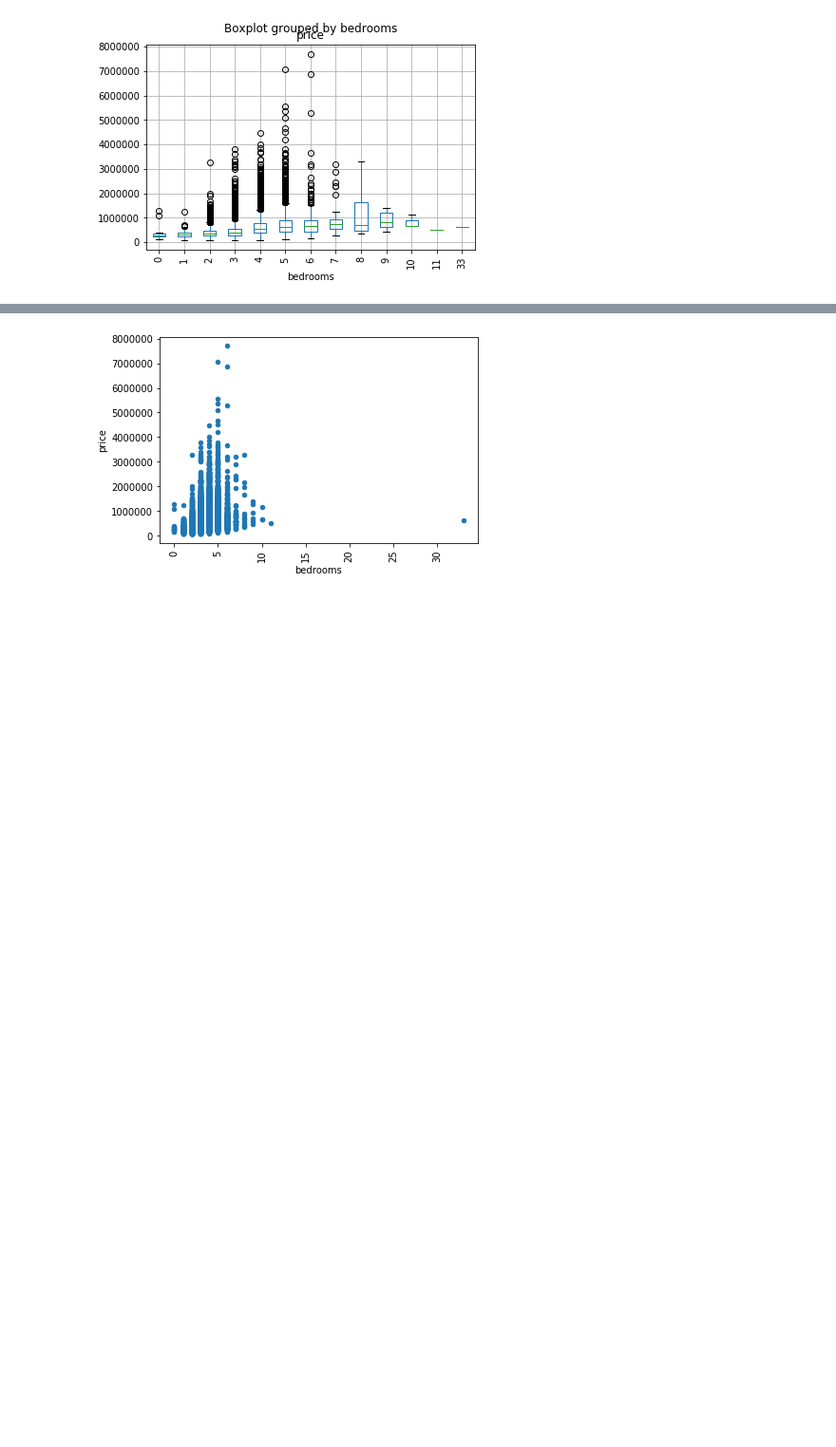
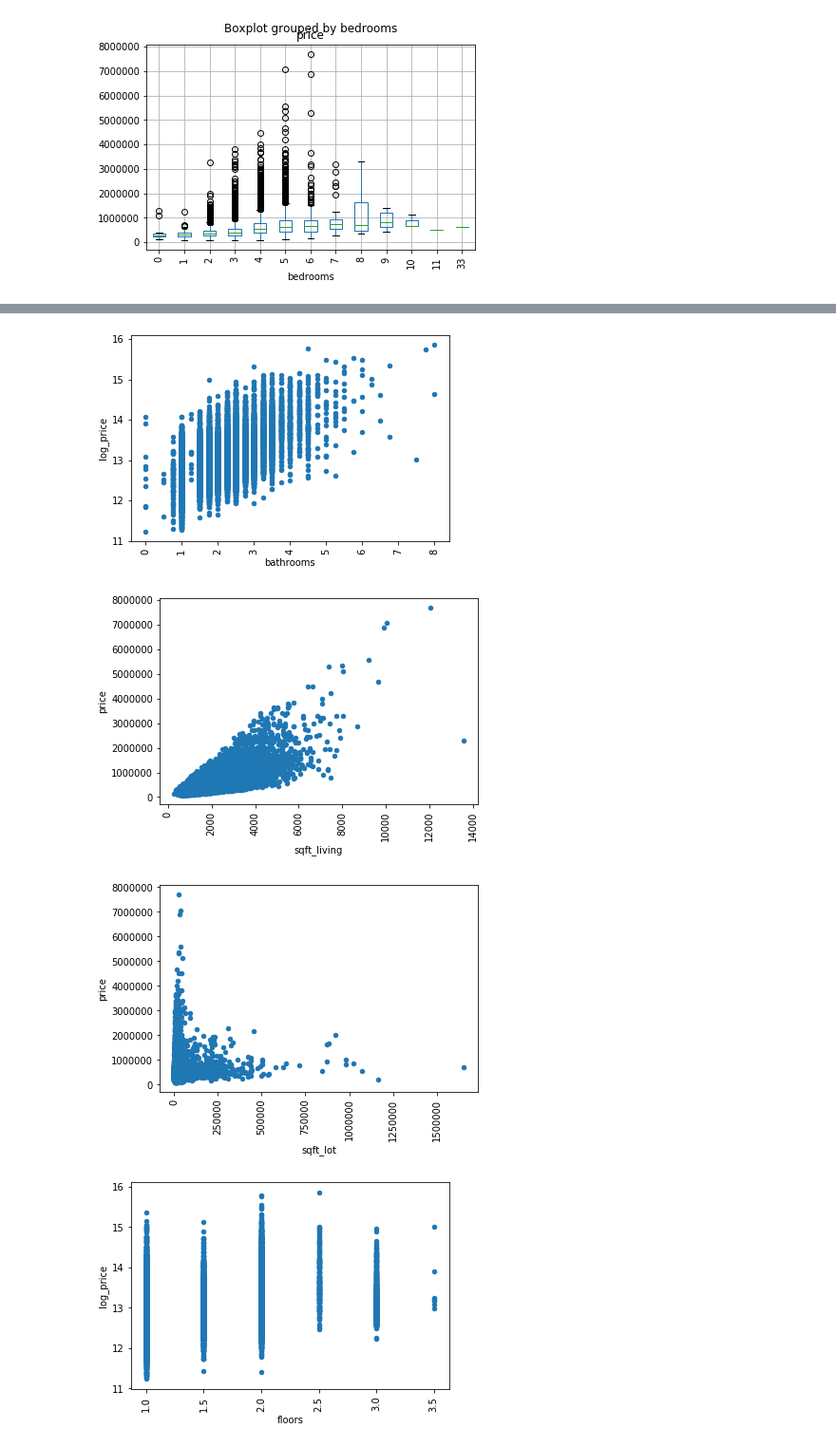
Before and after one commit to ajwal14/Springboard-DSBC, a Jupyter notebook: housing_data.ipynb, the cells around one changed output, grey strips where cells are left out. Shown at 95% size. Cells and saved outputs as stored; diff of their text form; code cells hidden in the pictures; blank space fills up the shorter version.

```diff
--- a/housing_data.ipynb
+++ b/housing_data.ipynb
@@ -100,5 +129,41 @@ plt.show()
-# %%
-df.plot(kind='scatter', x='bedrooms', y='price', rot=90)
-plt.show()
-# %% [output]
-[figure, removed]
+# %%
+import math
+df.plot(kind='scatter', x='bathrooms', y= 'log_price', rot=90)
+plt.show()
+df.plot(kind='scatter', x='sqft_living', y='price', rot=90)
+plt.show()
+df.plot(kind='scatter', x='sqft_lot', y='price', rot=90)
+plt.show()
+df.plot(kind='scatter', x='floors', y='log_price', rot=90)
+plt.show()
+df.plot(kind='scatter', x='waterfront', y='price', rot=90)
+plt.show()
+df.plot(kind='scatter', x='view', y='price', rot=90)
+plt.show()
+df.plot(kind='scatter', x='condition', y='log_price', rot=90)
+plt.show()
+df.plot(kind='scatter', x='grade', y='log_price', rot=90)
+plt.show()
+df.plot(kind='scatter', x='sqft_above', y='price', rot=90)
+plt.show()
+df.plot(kind='scatter', x='sqft_basement', y='price', rot=90)
+plt.show()
+df.plot(kind='scatter', x='yr_built', y='price', rot=90)
+plt.show()
+df.plot(kind='scatter', x='yr_renovated', y='price', rot=90)
+plt.show()
+df.plot(kind='scatter', x='zipcode', y='log_price', rot=90)
+plt.show()
+df.plot(kind='scatter', x='lat', y='price', rot=90)
+plt.show()
+df.plot(kind='scatter', x='long', y='price', rot=90)
+plt.show()
+df.plot(kind='scatter', x='sqft_living15', y='price', rot=90)
+plt.show()
+df.plot(kind='scatter', x='sqft_lot15', y='price', rot=90)
+plt.show()
+# %% [output]
+[figure, added]
+[figure, added]
+[figure, added]
+[figure, added]
```
Also changed, not shown: parts of 19 cells of this notebook.
